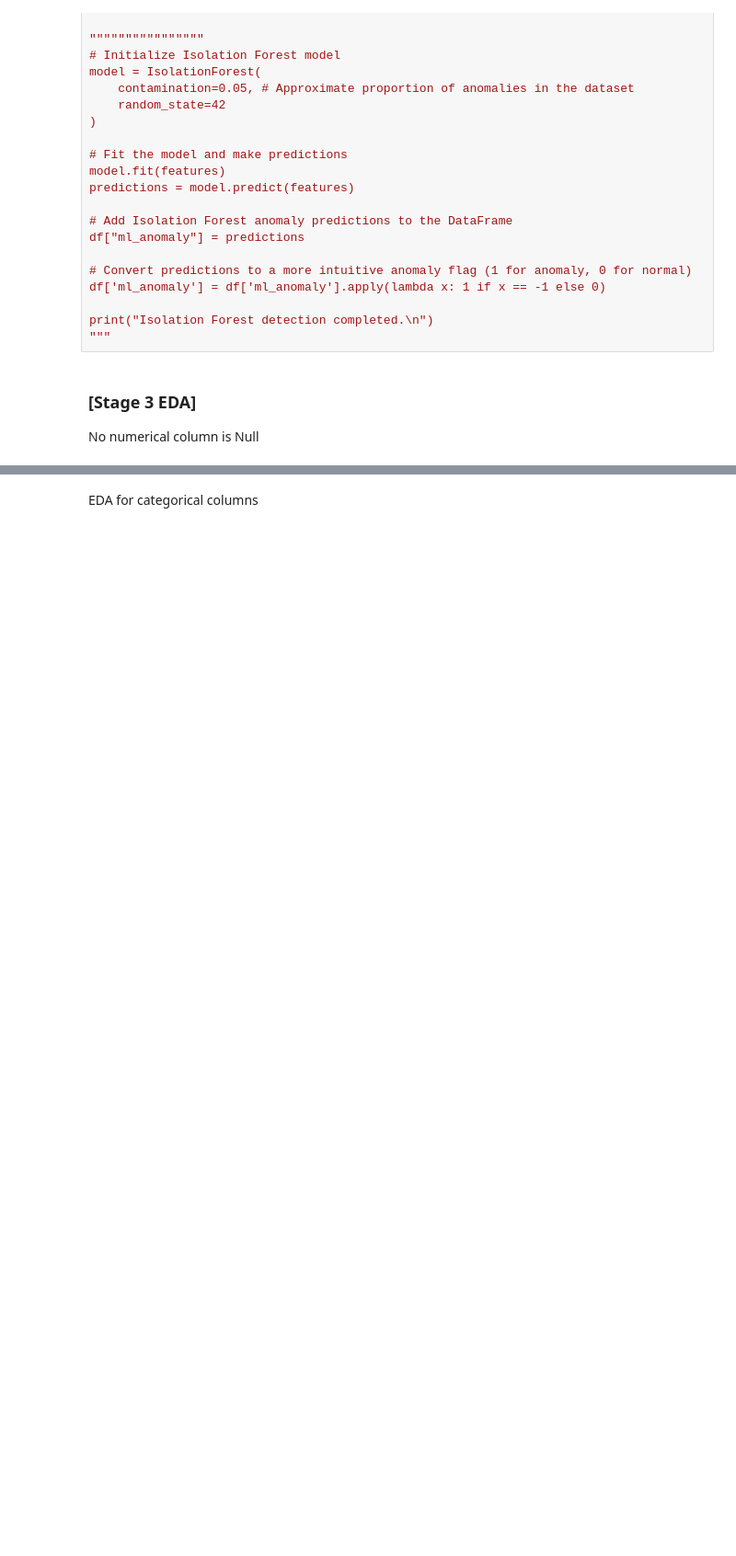
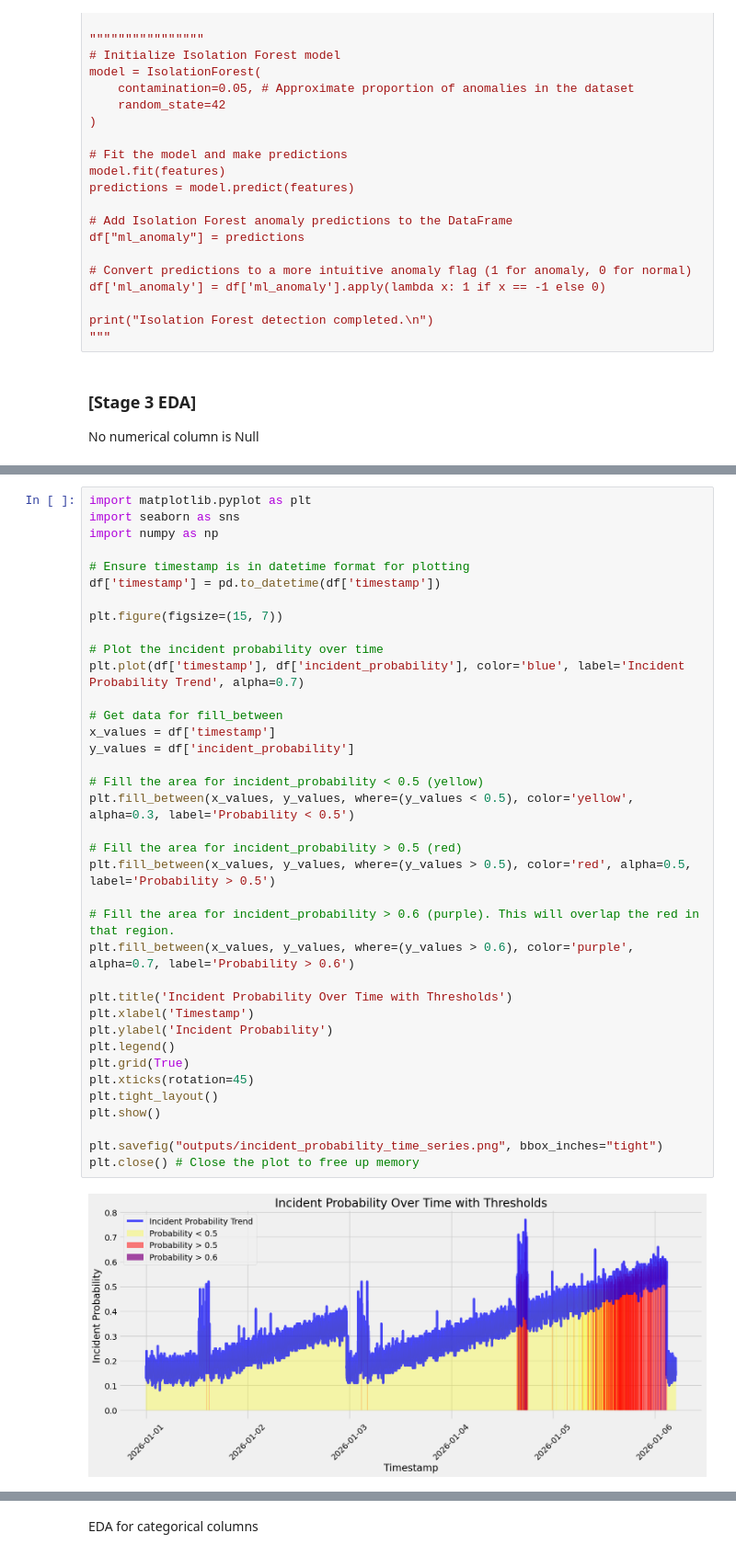
Before and after one commit to shubhiv02-learner/banking-log-anomaly-detection, a Jupyter notebook: notebooks/SentinelIQ.ipynb, the cells around one changed output, grey strips where cells are left out. Shown at 92% size. Saved outputs shown, nothing was run; the diff lists cells and outputs as text; blank space fills up the shorter version.

```diff
--- a/notebooks/SentinelIQ.ipynb
+++ b/notebooks/SentinelIQ.ipynb
@@ -1248,3 +1245,42 @@ plt.close()  # Closes the plot window to save memory
+# %%
+import matplotlib.pyplot as plt
+import seaborn as sns
+import numpy as np
+
+# Ensure timestamp is in datetime format for plotting
+df['timestamp'] = pd.to_datetime(df['timestamp'])
+
+plt.figure(figsize=(15, 7))
+
+# Plot the incident probability over time
+plt.plot(df['timestamp'], df['incident_probability'], color='blue', label='Incident Probability Trend', alpha=0.7)
+
+# Get data for fill_between
+x_values = df['timestamp']
+y_values = df['incident_probability']
+
+# Fill the area for incident_probability < 0.5 (yellow)
+plt.fill_between(x_values, y_values, where=(y_values < 0.5), color='yellow', alpha=0.3, label='Probability < 0.5')
+
+# Fill the area for incident_probability > 0.5 (red)
+plt.fill_between(x_values, y_values, where=(y_values > 0.5), color='red', alpha=0.5, label='Probability > 0.5')
+
+# Fill the area for incident_probability > 0.6 (purple). This will overlap the red in that region.
+plt.fill_between(x_values, y_values, where=(y_values > 0.6), color='purple', alpha=0.7, label='Probability > 0.6')
+
+plt.title('Incident Probability Over Time with Thresholds')
+plt.xlabel('Timestamp')
+plt.ylabel('Incident Probability')
+plt.legend()
+plt.grid(True)
+plt.xticks(rotation=45)
+plt.tight_layout()
+plt.show()
+
+plt.savefig("outputs/incident_probability_time_series.png", bbox_inches="tight")
+plt.close() # Close the plot to free up memory
+# %% [output]
+[figure, added]
 # %%
 import matplotlib.pyplot as plt
 import seaborn as sns
```
Also changed, not shown: parts of 17 cells of this notebook.
